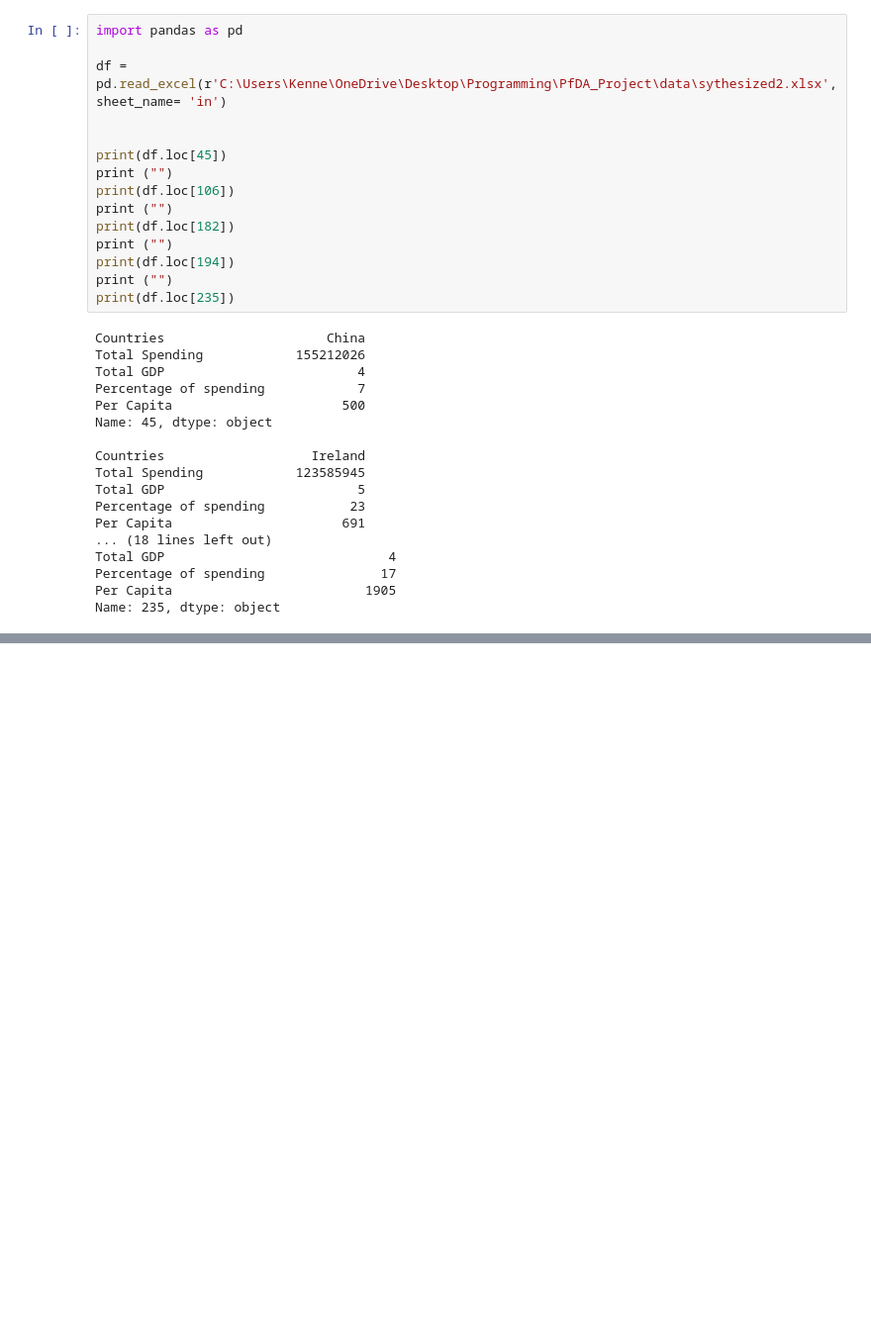
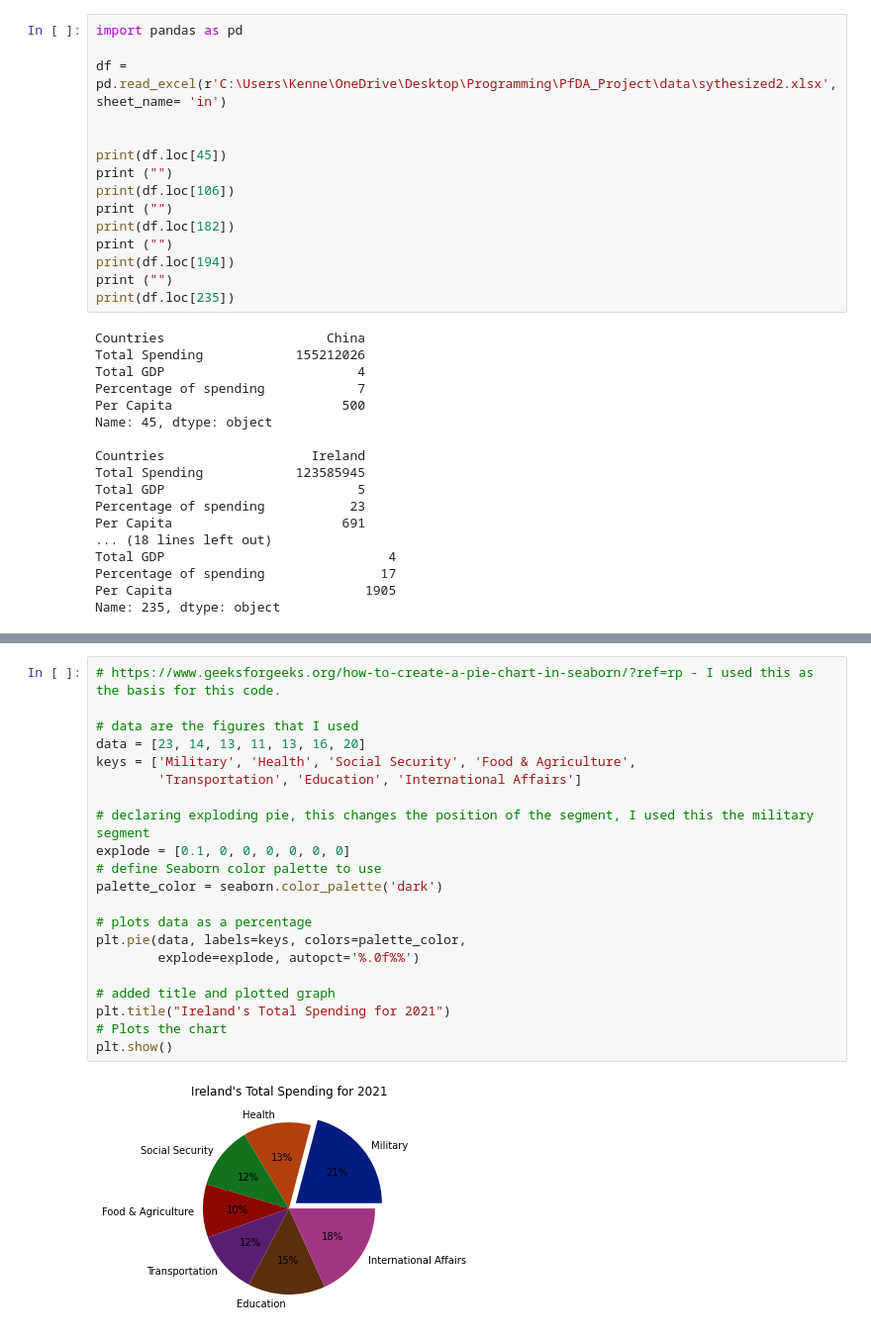
Before and after one commit to KenLin765/PfDA_Project, a Jupyter notebook: Main.ipynb, the cells around one changed output, grey strips where cells are left out. Shown: that part at 99% size. Saved outputs shown, nothing was run; the diff lists cells and outputs as text; blank space fills up the shorter version.

```diff
--- a/Main.ipynb
+++ b/Main.ipynb
@@ -311,0 +310,23 @@ I am going to take the 5 countries and compare their 5 shares, in comparison to
+# %%
+# https://www.geeksforgeeks.org/how-to-create-a-pie-chart-in-seaborn/?ref=rp - I used this as the basis for this code.
+
+# data are the figures that I used
+data = [23, 14, 13, 11, 13, 16, 20]
+keys = ['Military', 'Health', 'Social Security', 'Food & Agriculture',
+        'Transportation', 'Education', 'International Affairs']
+
+# declaring exploding pie, this changes the position of the segment, I used this the military segment
+explode = [0.1, 0, 0, 0, 0, 0, 0]
+# define Seaborn color palette to use
+palette_color = seaborn.color_palette('dark')
+
+# plots data as a percentage
+plt.pie(data, labels=keys, colors=palette_color,
+        explode=explode, autopct='%.0f%%')
+
+# added title and plotted graph
+plt.title("Ireland's Total Spending for 2021")
+# Plots the chart
+plt.show()
+# %% [output]
+[figure, added]
```
Also changed, not shown: parts of 20 cells of this notebook.
